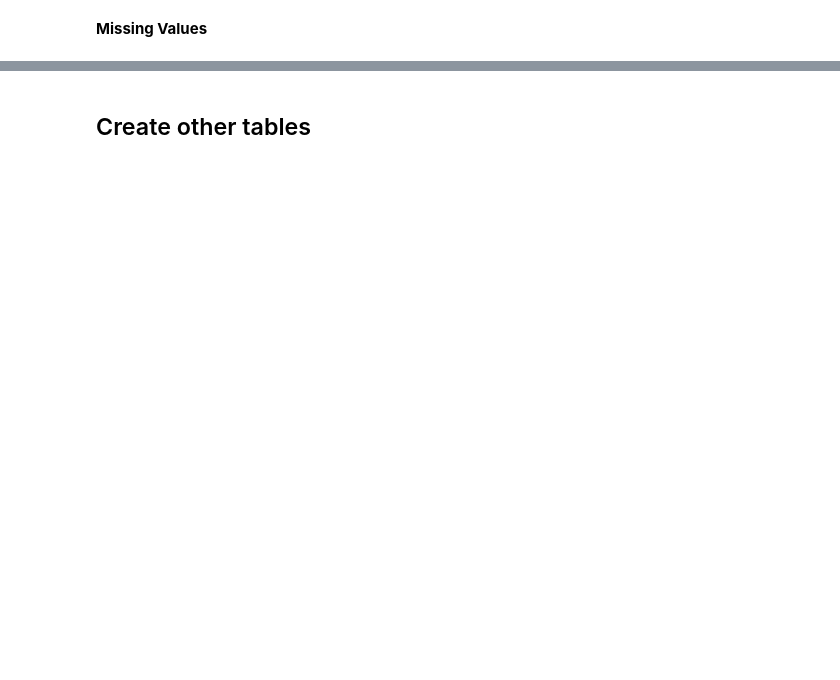
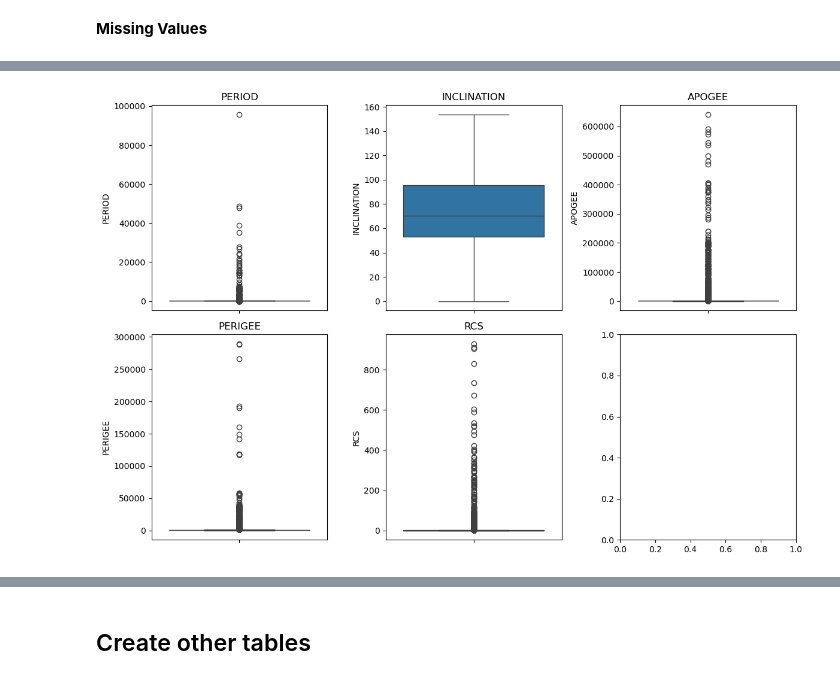
Before and after one commit to tkbarb10/ADS508-GroupProject, a Jupyter notebook: new_main.ipynb, the cells around one changed output, grey strips where cells are left out. Drawn from its saved outputs; the diff is of its cells as text; code cells hidden in the pictures; blank space fills up the shorter version.

```diff
--- a/new_main.ipynb
+++ b/new_main.ipynb
@@ -306,0 +473,2 @@ plt.show()
+# %%
+df = pd.read_csv(f"s3://{raw_prefix}satcat_folder/full_satcat.csv")
@@ -306,0 +506,19 @@ plt.show()
+# %%
+# Create a list of numeric columns to plot
+numeric_cols = ['PERIOD', 'INCLINATION', 'APOGEE', 'PERIGEE', 'RCS']
+
+# Set up the matplotlib grid
+fig, axes = plt.subplots(2, 3, figsize=(12, 8))  # 2x2 grid
+
+# Flatten the axes array for easy iteration
+axes = axes.flatten()
+
+# Loop through each numeric column and plot
+for i, col in enumerate(numeric_cols):
+    sns.boxplot(y=col, data=df, ax=axes[i])
+    axes[i].set_title(f'{col}')
+
+plt.tight_layout()
+plt.show()
+# %% [output]
+[figure, added]
```
Also changed, not shown: parts of 103 cells of this notebook.
